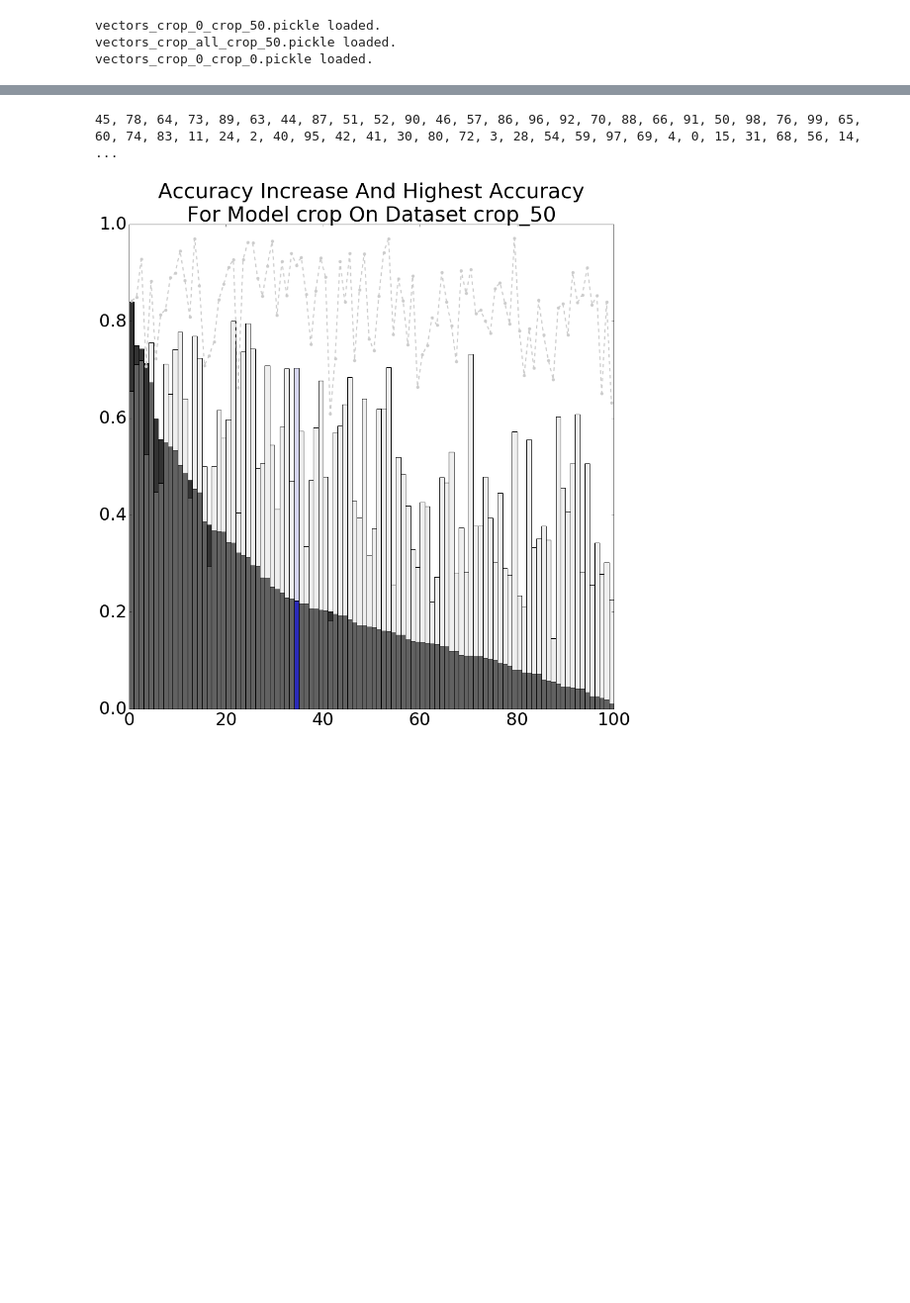
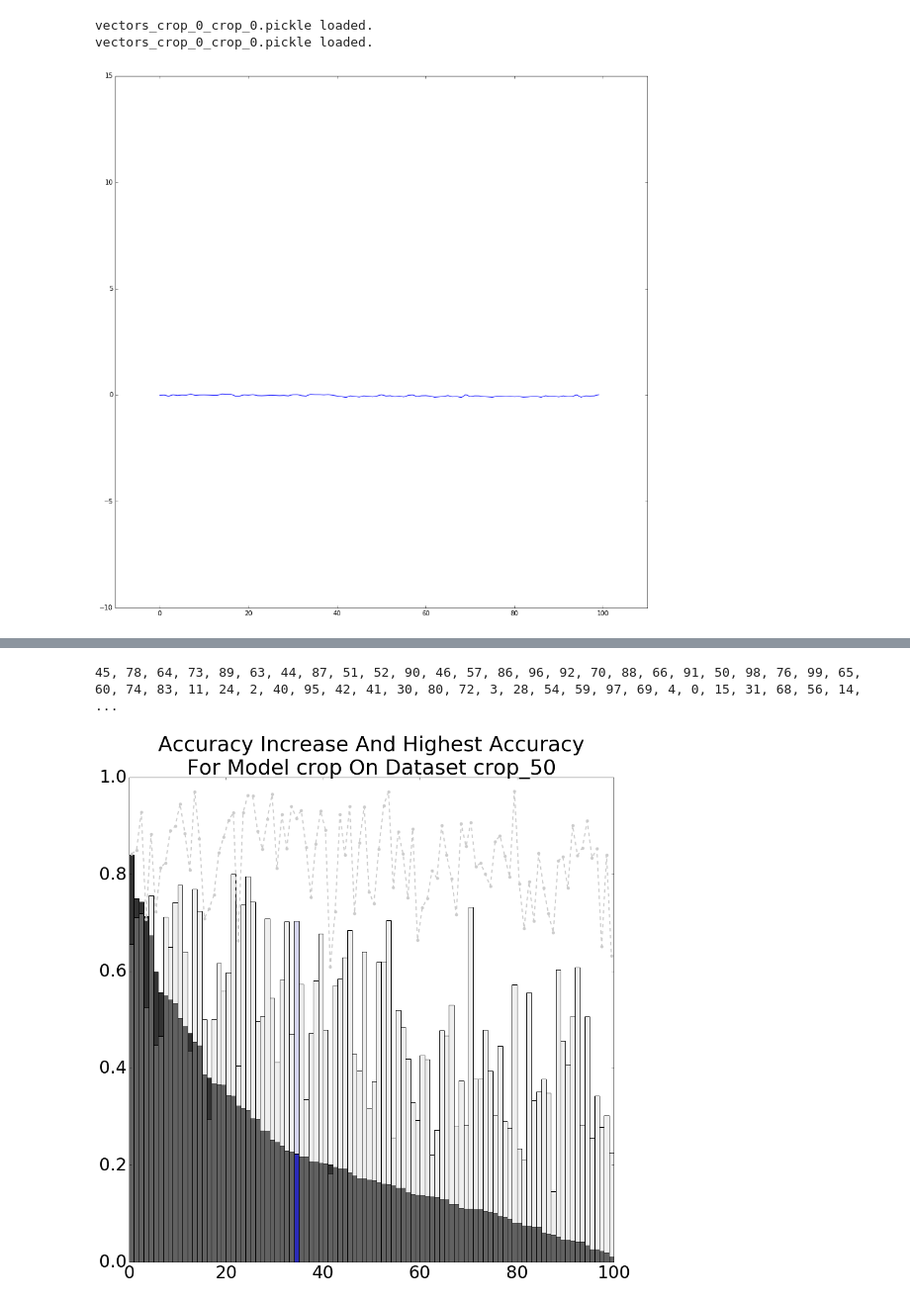
Before and after one commit to Definiter/occlusion-project, a Jupyter notebook: src/visualize_img2vec.ipynb, the cells around one changed output, grey strips where cells are left out. Shown: that part at 99% size. Saved outputs shown, nothing was run; the diff lists cells and outputs as text; code cells hidden in the pictures; blank space fills up the shorter version.

```diff
--- a/src/visualize_img2vec.ipynb
+++ b/src/visualize_img2vec.ipynb
@@ -15,9 +15,9 @@ from sklearn import decomposition
 
 #### Parameters ####
 model_type_strs = ['crop'] # len = 1
-model_names = ['0', 'all'] # len = 2
+model_names = ['0'] # len = 2
 test_type_strs = ['crop'] # len = 1
-test_names = ['50'] # len = 1
+test_names = ['0'] # len = 1
 ####################
 
 class_sum = 100
@@ -45,9 +45,34 @@ for model_type_str in model_type_strs:
             vector_data[config_key] = cPickle.load(f)
             print 'vectors_{}_{}_{}_{}.pickle loaded.'.format(model_type_str, model_name, test_type_str, test_name)
 # %% [output]
-vectors_crop_0_crop_50.pickle loaded.
-vectors_crop_all_crop_50.pickle loaded.
 vectors_crop_0_crop_0.pickle loaded.
+vectors_crop_0_crop_0.pickle loaded.
+# %%
+plt.rcParams['figure.figsize'] = (15, 15)
+
+vec = {}
+
+for model_type_str in model_type_strs:
+    for model_name in model_names:
+        for test_type_str in test_type_strs:
+            for test_name in test_names:
+                config_key = (model_type_str, model_name, test_type_str, test_name)
+
+                vec[config_key] = [[] for i in range(class_sum)]
+
+                for label in range(class_sum):
+                    for i in range(len(vector_data[config_key][label])):
+                        vector, predict_id, index_in_lmdb = vector_data[config_key][label][i]
+                        vec[config_key][label].append(np.array(vector))
+
+                mean_of_all = [np.array(vec[config_key][label]).mean() for label in range(class_sum)]
+
+                ax = plt.gca()
+                ax.set_xlim([-10, 110])
+                ax.set_ylim([-10, 15])
+                plt.plot(range(class_sum), mean_of_all)
+# %% [output]
+[figure, added]
 # %%
 plt.rcParams['figure.figsize'] = (15, 15)
 
```
Also changed, not shown: parts of 1 cell of this notebook, 8 other files.
